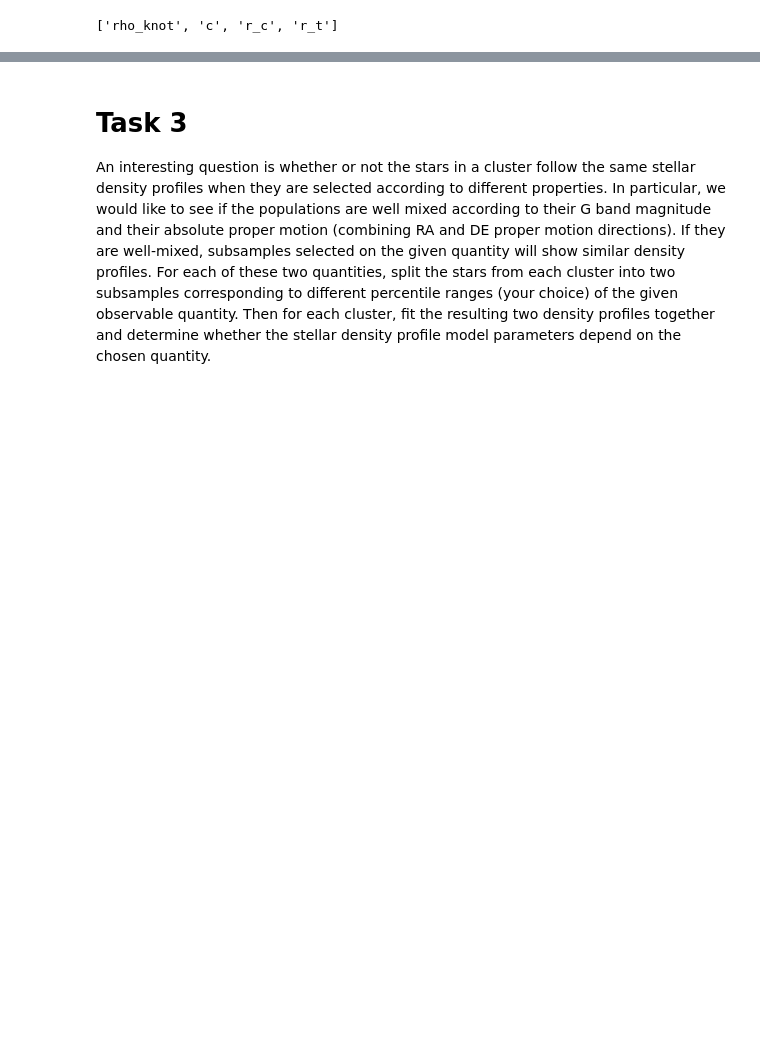
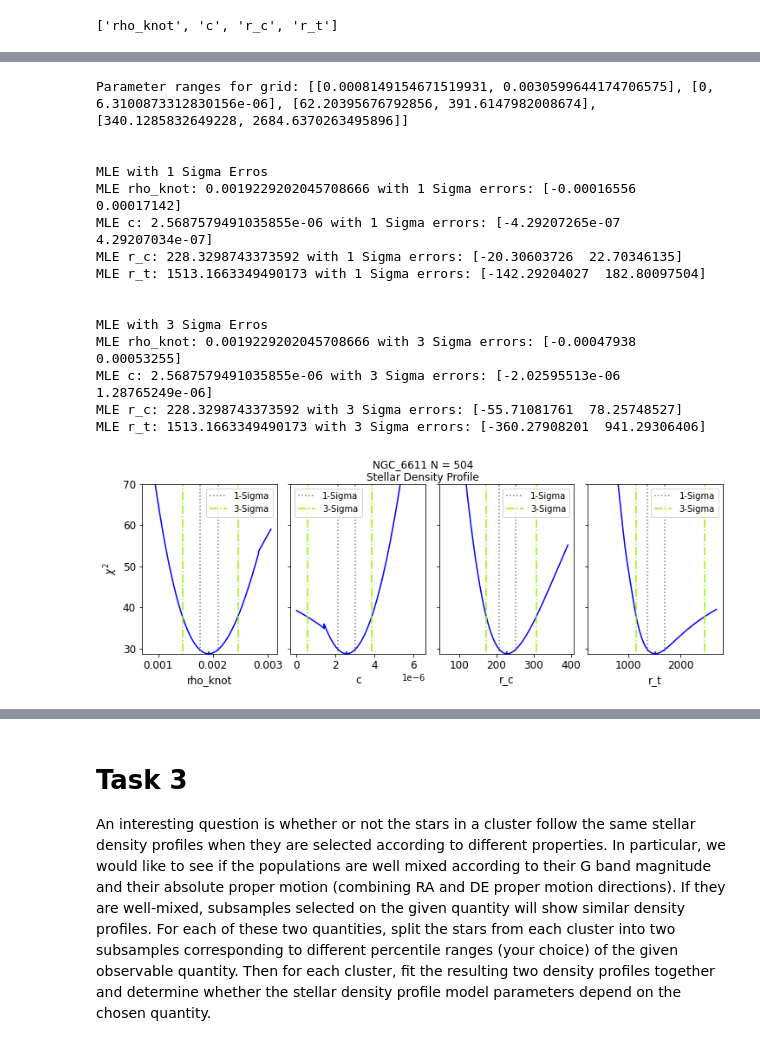
Before and after one commit to afinemax/stat_meth, a Jupyter notebook: assignments/a3/a3_max_fine.ipynb, the cells around one changed output, grey strips where cells are left out. Cells and saved outputs as stored; diff of their text form; code cells hidden in the pictures; blank space fills up the shorter version.

```diff
--- a/assignments/a3/a3_max_fine.ipynb
+++ b/assignments/a3/a3_max_fine.ipynb
@@ -567,0 +795,19 @@ MLE r_t: 1513.1663349490173 with errors: [-142.29204027  182.80097504]
+# %%
+for cluster_name in assigned_clusters[0:1]:
+# %% [output]
+Parameter ranges for grid: [[0.0008149154671519931, 0.0030599644174706575], [0, 6.3100873312830156e-06], [62.20395676792856, 391.6147982008674], [340.1285832649228, 2684.6370263495896]]
+
+
+MLE with 1 Sigma Erros
+MLE rho_knot: 0.0019229202045708666 with 1 Sigma errors: [-0.00016556  0.00017142]
+MLE c: 2.5687579491035855e-06 with 1 Sigma errors: [-4.29207265e-07  4.29207034e-07]
+MLE r_c: 228.3298743373592 with 1 Sigma errors: [-20.30603726  22.70346135]
+MLE r_t: 1513.1663349490173 with 1 Sigma errors: [-142.29204027  182.80097504]
+
+
+MLE with 3 Sigma Erros
+MLE rho_knot: 0.0019229202045708666 with 3 Sigma errors: [-0.00047938  0.00053255]
+MLE c: 2.5687579491035855e-06 with 3 Sigma errors: [-2.02595513e-06  1.28765249e-06]
+MLE r_c: 228.3298743373592 with 3 Sigma errors: [-55.71081761  78.25748527]
+MLE r_t: 1513.1663349490173 with 3 Sigma errors: [-360.27908201  941.29306406]
+[figure, added]
```
Also changed, not shown: parts of 9 cells of this notebook.
